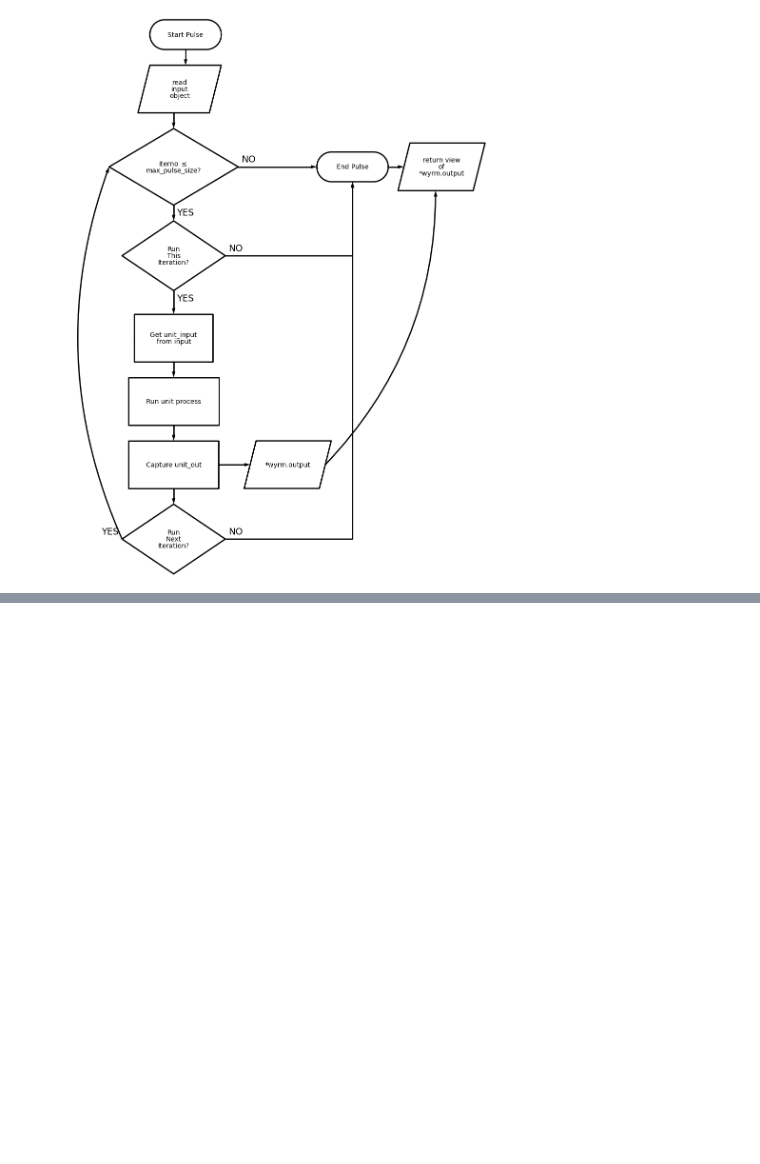
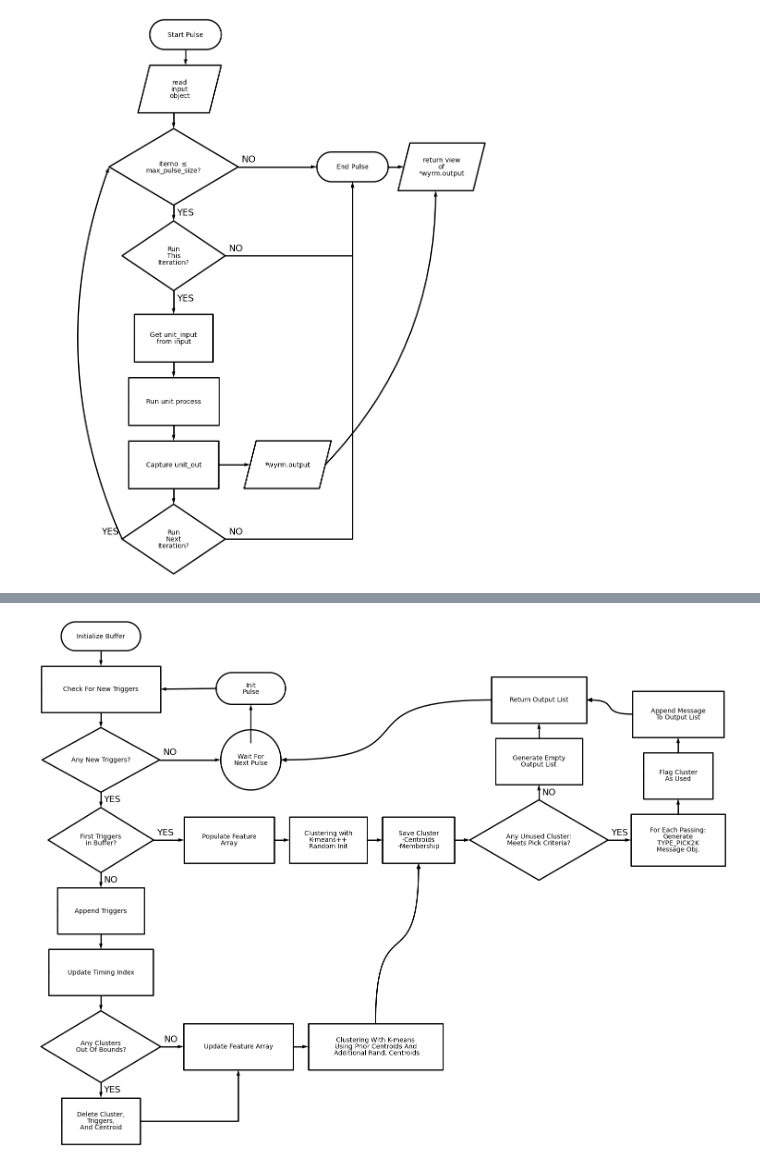
Before and after one commit to pnsn/Ayahos, a Jupyter notebook: diagrams/schemdraw_process_flow_diagrams.ipynb, the cells around one changed output, grey strips where cells are left out. Drawn from its saved outputs; the diff is of its cells as text; code cells hidden in the pictures; blank space fills up the shorter version.

Commit message:
Add BuffPickWyrm Schematic

```diff
--- a/diagrams/schemdraw_process_flow_diagrams.ipynb
+++ b/diagrams/schemdraw_process_flow_diagrams.ipynb
@@ -164,0 +142,62 @@ with Drawing(canvas='matplotlib') as T:
+# %%
+with Drawing(canvas='matplotlib') as T:
+    T.config(fontsize=10, unit=0.66)
+    start = flow.Start().label('Initialize Buffer')
+    flow.Arrow().down().at(start.S)
+    p1 = flow.Process().label('Check For New Triggers')
+    flow.Arrow().down().at(p1.S)
+    new_trig = flow.Decision(E='NO', S='YES').label('Any New Triggers?')
+    flow.Arrow().right(T.unit*4).at(new_trig.E)
+    s1 = flow.Circle().label('Wait For\nNext Pulse')
+    flow.Arrow().up(T.unit*2.5).at(s1.N)
+    s2 = flow.Start().label('Init\nPulse').anchor('S')
+    flow.Wire(arrow='->').at(s2.W).to(p1.E)
+
+    flow.Arrow().down().at(new_trig.S)
+    first_trigs = flow.Decision(E='YES', S='NO').label('First Triggers\nin Buffer?')
+    flow.Arrow().right(T.unit*2).at(first_trigs.E)
+    populate_features = flow.Process().label('Populate Feature\nArray')
+    flow.Arrow().right().at(populate_features.E)
+    rnd_clust = flow.Process().label('Clustering with\nK-means++\nRandom Init')
+    flow.Arrow().right().at(rnd_clust.E)
+    save_clusts = flow.Process().label('Save Cluster\n-Centroids\n-Membership')
+    flow.Arrow().right().at(save_clusts.E)
+    clust_pick = flow.Decision(N='NO',E='YES').label('Any Unused Cluster:\nMeets Pick Criteria?')
+    flow.Arrow().up().at(clust_pick.N)
+    empty_out = flow.Process().label('Generate Empty\nOutput List')
+    flow.Arrow().up().at(empty_out.N)
+    return_out = flow.Process().label('Return Output List')
+    flow.ArcZ(arrow='->').at(return_out.W).to(s1.E)
+    flow.Arrow().right(T.unit*1.5).at(clust_pick.E)
+    gen_pick = flow.Process().label('For Each Passing:\nGenerate\nTYPE_PICK2K\nMessage Obj.')
+    flow.Arrow().up().at(gen_pick.N)
+    flag_clust = flow.Process().label('Flag Cluster\nAs Used')
+    flow.Arrow().up().at(flag_clust.N)
+    append_out = flow.Process().label('Append Message\nTo Output List')
+    flow.ArcZ(arrow='->').at(append_out.W).to(return_out.E)
+    # send_pick = flow.Process()
+    # flow.Wire('|-', arrow='->').at(send_pick.N).to(s1.E)
+
+    flow.Arrow().down().at(first_trigs.S)
+    # id_match = flow.Decision(W='NO', S='YES').label('ID and Label Match?')
+    # flow.Arrow().down().at(id_match.S)
+    appendT = flow.Process().label('Append Triggers')
+    flow.Arrow().down().at(appendT.S)
+    updateT = flow.Process().label('Update Timing Index')
+    flow.Arrow().down()
+    oob_cluster = flow.Decision(S='YES', E='NO').label('Any Clusters\nOut Of Bounds?')
+    flow.Arrow().down().at(oob_cluster.S)
+    drop_oob_cluster = flow.Process().label('Delete Cluster,\nTriggers,\nAnd Centroid')
+    flow.Arrow().right(T.unit*1.5).at(oob_cluster.E)
+    updateF = flow.Process().label('Update Feature Array')
+    flow.Arrow().right().at(updateF.E)
+    smart_clust = flow.Process().label('Clustering With K-means\nUsing Prior Centroids And\n Additional Rand. Centroids')
+    # flow.ArcN(arrow='->').at(save_clusts.SW).to(smart_clust.NW)
+    flow.ArcN(arrow='<-').at(save_clusts.S).to(smart_clust.N)
+    flow.Wire('-|',arrow='->').at(drop_oob_cluster.E).to(updateF.S)
+
+    # flow.Arrow().down()
+    # oob_trigger = flow.Decision(E='YES', S='NO').label('Any Triggers\nout of bounds?')
+    # flow.Arrow().down()
+# %% [output]
+[figure, added]
```
Also changed, not shown: parts of 2 cells of this notebook.
